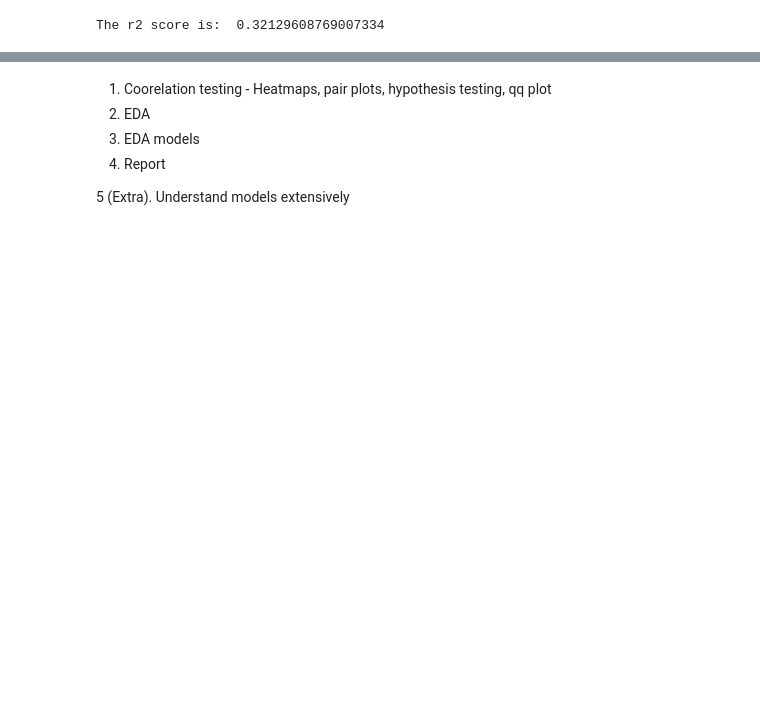
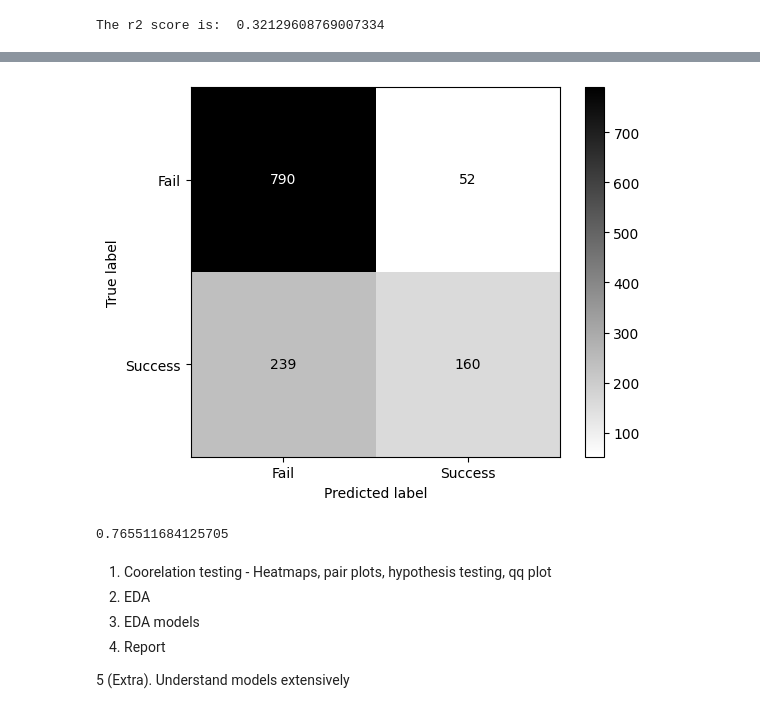
Before and after one commit to MyronTadros/DataScienceProject, a Jupyter notebook: notebook.ipynb, the cells around one changed output, grey strips where cells are left out. Cells and saved outputs as stored; diff of their text form; code cells hidden in the pictures; blank space fills up the shorter version.

```diff
--- a/notebook.ipynb
+++ b/notebook.ipynb
@@ -770,3 +705,19 @@ Accuracy: 0.7630560928433269
+# %%
+
+
+model = SVC(kernel='rbf', probability=True)
+model.fit(X_train_norm, y_train)
+
+y_pred = model.predict(X_test_norm)
+cm = confusion_matrix(y_test, y_pred)
+cm_display = ConfusionMatrixDisplay(confusion_matrix = cm, display_labels = ["Fail", "Success"],)
+cm_display.plot(cmap = "binary")
+plt.show()
+
+print(model.score(X_test_norm, y_test))
+# %% [output]
+[figure, added]
+0.765511684125705
 # %% [markdown]
 1. Coorelation testing - Heatmaps, pair plots, hypothesis testing,  qq plot
 2. EDA
```
Also changed, not shown: parts of 22 cells of this notebook.
